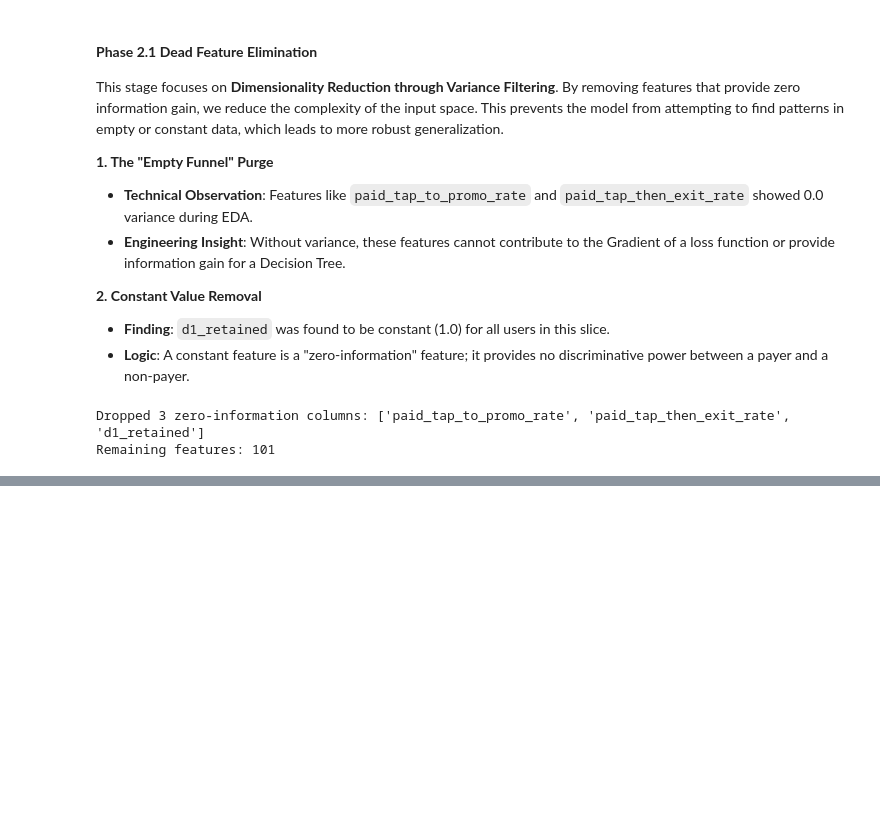
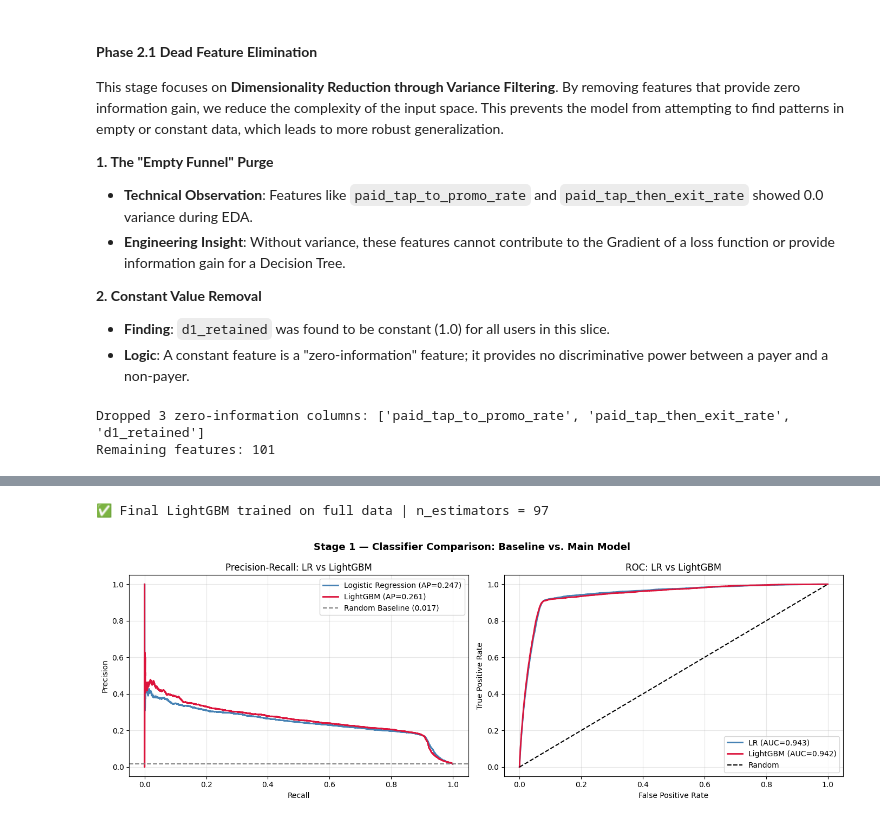
Before and after one commit to VaheGdlyan/DS_Projects, a Jupyter notebook: task_3_revenue_prediction/task_3_notebook.ipynb, the cells around one changed output, grey strips where cells are left out. Drawn from its saved outputs; the diff is of its cells as text; code cells hidden in the pictures; blank space fills up the shorter version.

```diff
--- a/task_3_revenue_prediction/task_3_notebook.ipynb
+++ b/task_3_revenue_prediction/task_3_notebook.ipynb
@@ -1230,0 +1709,61 @@ Added flags: never_saved, never_applied, storage_gb_missing
+# %%
+# --- FINAL LGBM: TRAIN ON ALL DATA ---
+best_iter = int(np.mean([lgbm_clf.best_iteration_]))  # Use last fold's best as proxy
+# More rigorous: store best_iteration_ from each fold and average them
+
+lgbm_final = lgb.LGBMClassifier(
+    objective='binary',
+    metric='auc',
+    scale_pos_weight=scale_pos_weight,
+    n_estimators=best_iter,       # Fixed — no early stopping needed on full train
+    learning_rate=0.05,
+    num_leaves=63,
+    min_child_samples=50,
+    subsample=0.8,
+    subsample_freq=1,
+    colsample_bytree=0.8,
+    reg_alpha=0.1,
+    reg_lambda=1.0,
+    random_state=SEED,
+    n_jobs=-1,
+    verbose=-1
+)
+
+lgbm_final.fit(X_train, y_class)
+print(f"✅ Final LightGBM trained on full data | n_estimators = {best_iter}")
+# %% [output]
+✅ Final LightGBM trained on full data | n_estimators = 97
+# %%
+fig, axes = plt.subplots(1, 2, figsize=(14, 5))
+
+# --- PRECISION-RECALL CURVES (BOTH MODELS) ---
+precision_lr, recall_lr, _ = precision_recall_curve(y_class, lr_oof_proba)
+precision_lgbm, recall_lgbm, _ = precision_recall_curve(y_class, lgbm_oof_proba)
+
+axes[0].plot(recall_lr, precision_lr, color='steelblue', lw=2, label=f'Logistic Regression (AP={lr_ap:.3f})')
+axes[0].plot(recall_lgbm, precision_lgbm, color='crimson', lw=2, label=f'LightGBM (AP={lgbm_ap:.3f})')
+axes[0].axhline(y=y_class.mean(), color='gray', linestyle='--', label=f'Random Baseline ({y_class.mean():.3f})')
+axes[0].set_xlabel('Recall')
+axes[0].set_ylabel('Precision')
+axes[0].set_title('Precision-Recall: LR vs LightGBM')
+axes[0].legend()
+axes[0].grid(alpha=0.3)
+
+# --- ROC CURVES (BOTH MODELS) ---
+fpr_lr,   tpr_lr,   _ = roc_curve(y_class, lr_oof_proba)
+fpr_lgbm, tpr_lgbm, _ = roc_curve(y_class, lgbm_oof_proba)
+
+axes[1].plot(fpr_lr,   tpr_lr,   color='steelblue', lw=2, label=f'LR (AUC={lr_auc:.3f})')
+axes[1].plot(fpr_lgbm, tpr_lgbm, color='crimson',   lw=2, label=f'LightGBM (AUC={lgbm_auc:.3f})')
+axes[1].plot([0, 1], [0, 1], 'k--', label='Random')
+axes[1].set_xlabel('False Positive Rate')
+axes[1].set_ylabel('True Positive Rate')
+axes[1].set_title('ROC: LR vs LightGBM')
+axes[1].legend()
+axes[1].grid(alpha=0.3)
+
+plt.suptitle('Stage 1 — Classifier Comparison: Baseline vs. Main Model', fontsize=13, fontweight='bold')
+plt.tight_layout()
+plt.show()
+# %% [output]
+[figure, added]
```
Also changed, not shown: parts of 57 cells of this notebook, 1 other file.
